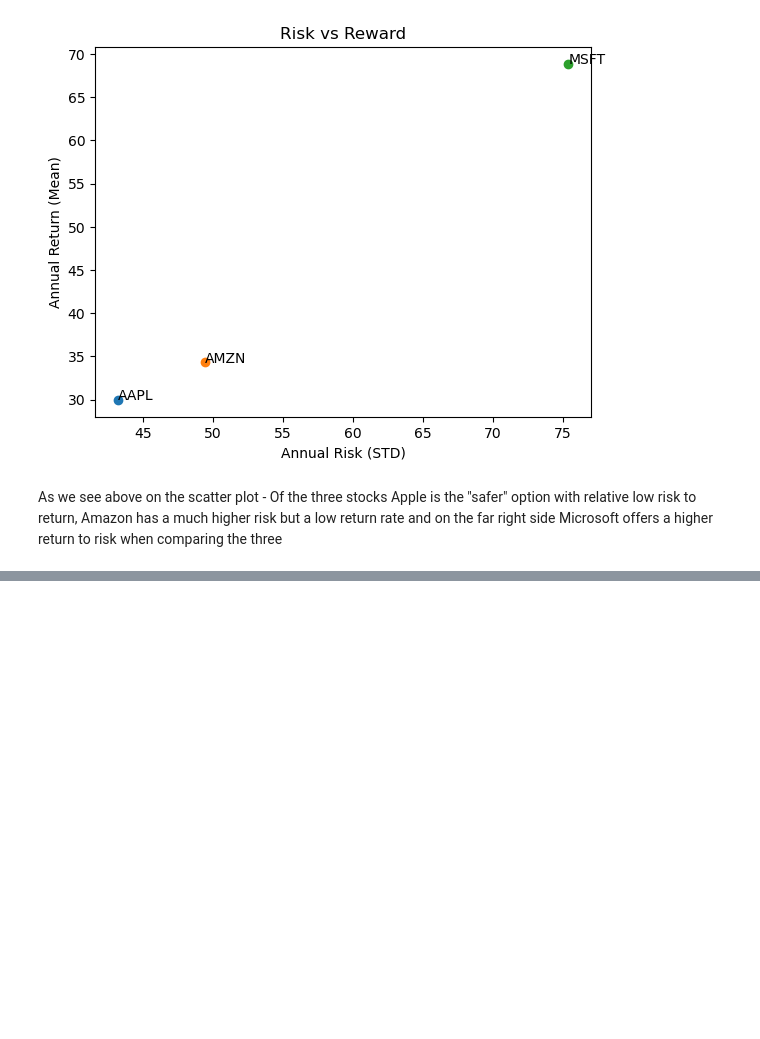
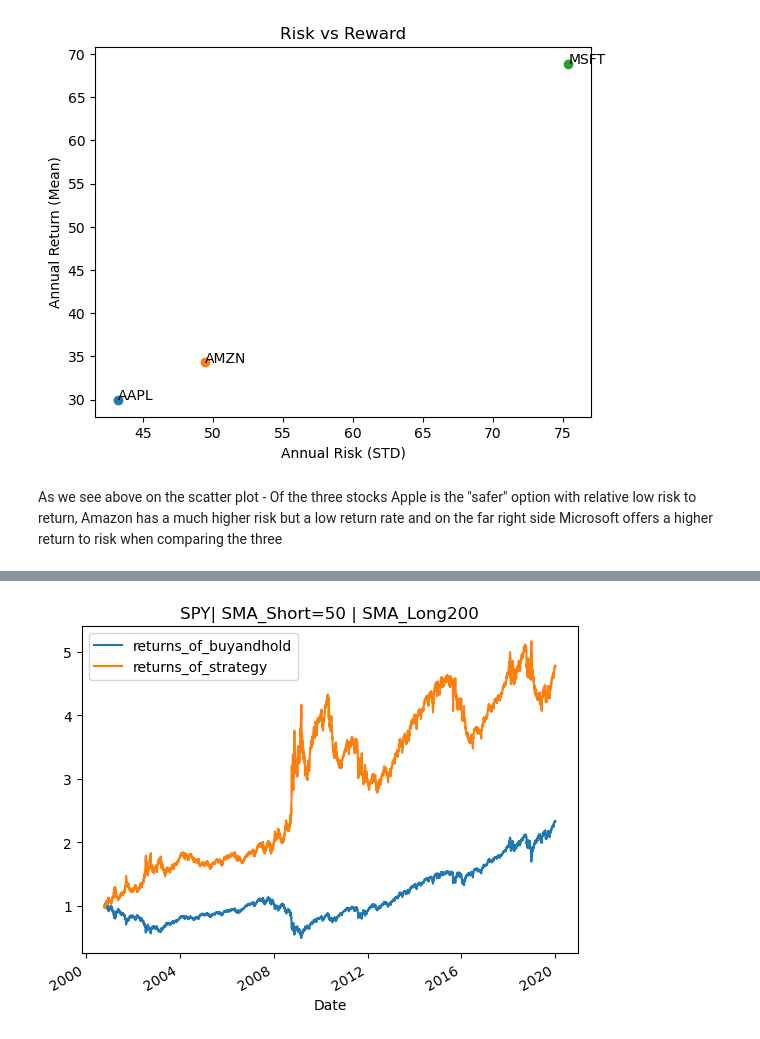
Before and after one commit to a-alejo/SP500-Stock-Analysis, a Jupyter notebook: SP500-Stock-Analysis.ipynb, the cells around one changed output, grey strips where cells are left out. Cells and saved outputs as stored; diff of their text form; code cells hidden in the pictures; blank space fills up the shorter version.

```diff
--- a/SP500-Stock-Analysis.ipynb
+++ b/SP500-Stock-Analysis.ipynb
@@ -275,0 +335,4 @@ As we see above on the scatter plot - Of the three stocks Apple is the "safer" o
+# %%
+test2.plot_results()
+# %% [output]
+[figure, added]
```
Also changed, not shown: parts of 10 cells of this notebook.
